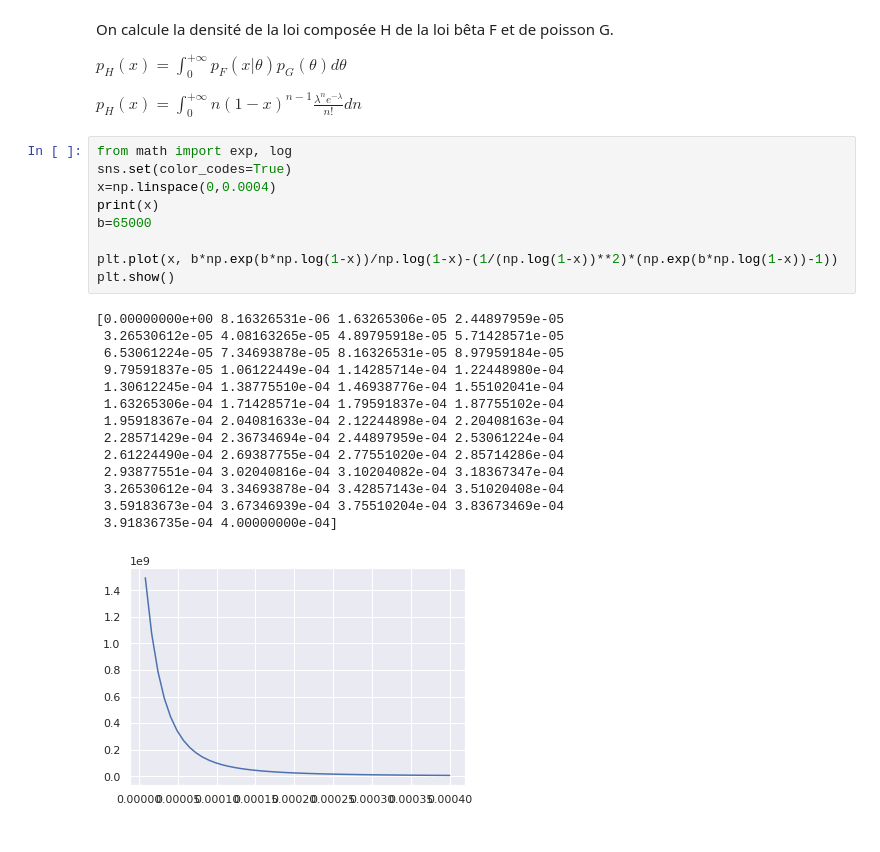
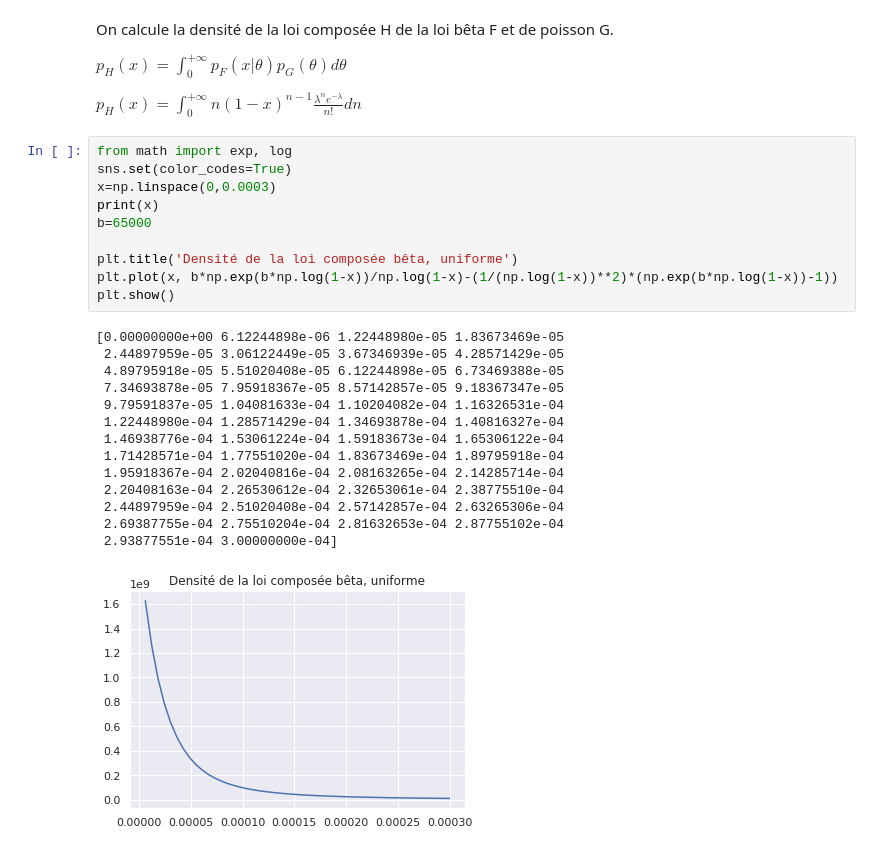
Before and after one commit to aminaghoul/reads_seq, a Jupyter notebook: generer_normale.ipynb, the cells around one changed output. Saved outputs shown, nothing was run; the diff lists cells and outputs as text.

```diff
--- a/generer_normale.ipynb
+++ b/generer_normale.ipynb
@@ -260,24 +260,25 @@ $p_{H}(x) = \int_{0}^{+\infty}n(1-x)^{n-1}\frac{\lambda^{n}e^{-\lambda}}{n!}dn$
 # %%
 from math import exp, log
 sns.set(color_codes=True)
-x=np.linspace(0,0.0004)
+x=np.linspace(0,0.0003)
 print(x)
 b=65000
 
+plt.title('Densité de la loi composée bêta, uniforme')
 plt.plot(x, b*np.exp(b*np.log(1-x))/np.log(1-x)-(1/(np.log(1-x))**2)*(np.exp(b*np.log(1-x))-1))
 plt.show()
 # %% [output]
-[0.00000000e+00 8.16326531e-06 1.63265306e-05 2.44897959e-05
- 3.26530612e-05 4.08163265e-05 4.89795918e-05 5.71428571e-05
- 6.53061224e-05 7.34693878e-05 8.16326531e-05 8.97959184e-05
- 9.79591837e-05 1.06122449e-04 1.14285714e-04 1.22448980e-04
- 1.30612245e-04 1.38775510e-04 1.46938776e-04 1.55102041e-04
- 1.63265306e-04 1.71428571e-04 1.79591837e-04 1.87755102e-04
- 1.95918367e-04 2.04081633e-04 2.12244898e-04 2.20408163e-04
- 2.28571429e-04 2.36734694e-04 2.44897959e-04 2.53061224e-04
- 2.61224490e-04 2.69387755e-04 2.77551020e-04 2.85714286e-04
- 2.93877551e-04 3.02040816e-04 3.10204082e-04 3.18367347e-04
- 3.26530612e-04 3.34693878e-04 3.42857143e-04 3.51020408e-04
- 3.59183673e-04 3.67346939e-04 3.75510204e-04 3.83673469e-04
- 3.91836735e-04 4.00000000e-04]
+[0.00000000e+00 6.12244898e-06 1.22448980e-05 1.83673469e-05
+ 2.44897959e-05 3.06122449e-05 3.67346939e-05 4.28571429e-05
+ 4.89795918e-05 5.51020408e-05 6.12244898e-05 6.73469388e-05
+ 7.34693878e-05 7.95918367e-05 8.57142857e-05 9.18367347e-05
+ 9.79591837e-05 1.04081633e-04 1.10204082e-04 1.16326531e-04
+ 1.22448980e-04 1.28571429e-04 1.34693878e-04 1.40816327e-04
+ 1.46938776e-04 1.53061224e-04 1.59183673e-04 1.65306122e-04
+ 1.71428571e-04 1.77551020e-04 1.83673469e-04 1.89795918e-04
+ 1.95918367e-04 2.02040816e-04 2.08163265e-04 2.14285714e-04
+ 2.20408163e-04 2.26530612e-04 2.32653061e-04 2.38775510e-04
+ 2.44897959e-04 2.51020408e-04 2.57142857e-04 2.63265306e-04
+ 2.69387755e-04 2.75510204e-04 2.81632653e-04 2.87755102e-04
+ 2.93877551e-04 3.00000000e-04]
-[figure, old version]
+[figure, new version]
```
